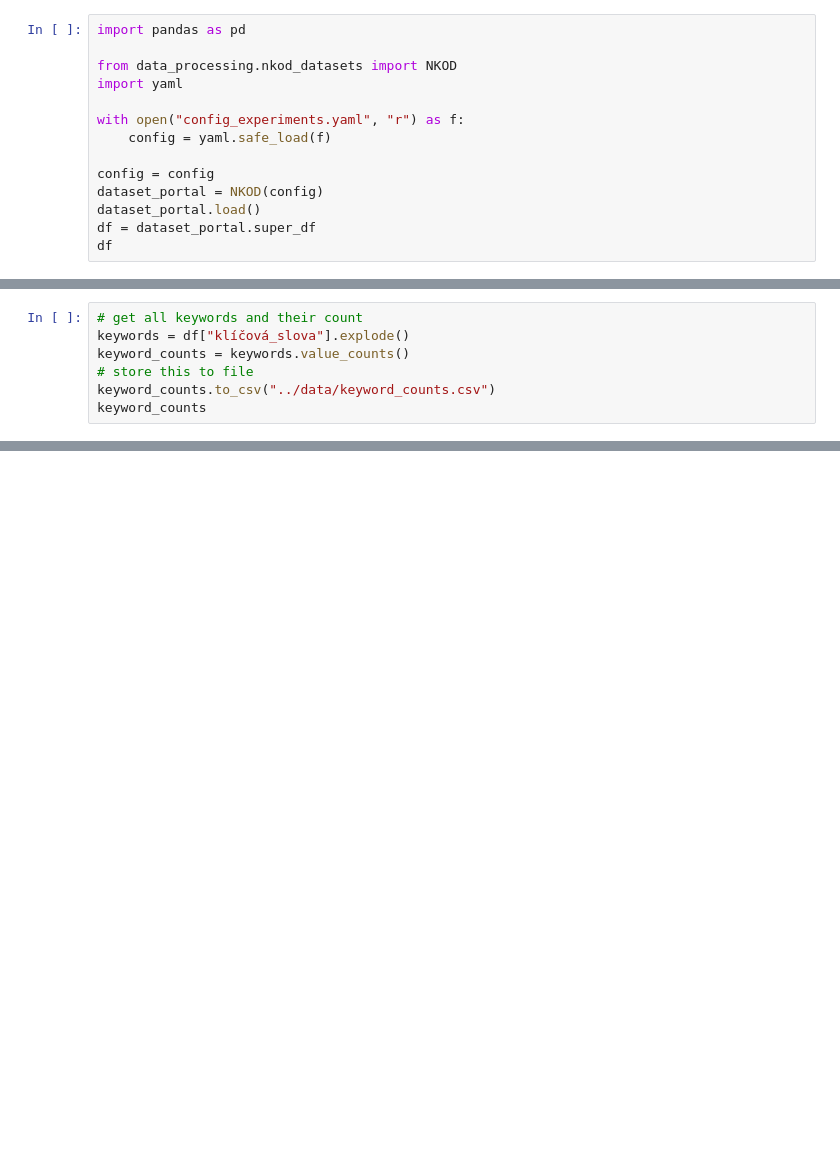
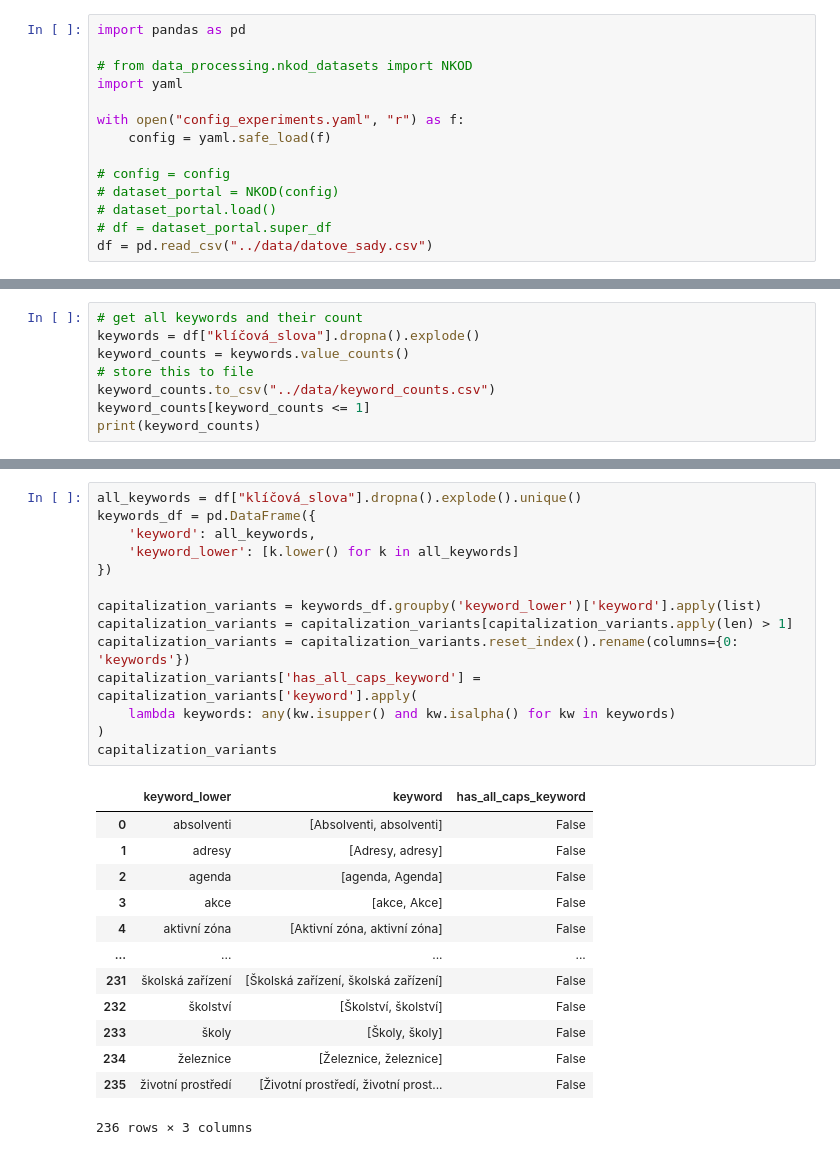
Before and after one commit to lucievomelova/EnhancedDatasetSearch, a Jupyter notebook: experiments/datove_sady.ipynb, the cells around one changed output, grey strips where cells are left out. Cells and saved outputs as stored; diff of their text form; blank space fills up the shorter version.

```diff
--- a/experiments/datove_sady.ipynb
+++ b/experiments/datove_sady.ipynb
@@ -1,14 +1,14 @@
 # %%
 import pandas as pd
 
-from data_processing.nkod_datasets import NKOD
+# from data_processing.nkod_datasets import NKOD
 import yaml
 
 with open("config_experiments.yaml", "r") as f:
     config = yaml.safe_load(f)
 
-config = config
-dataset_portal = NKOD(config)
-dataset_portal.load()
-df = dataset_portal.super_df
-df
+# config = config
+# dataset_portal = NKOD(config)
+# dataset_portal.load()
+# df = dataset_portal.super_df
+df = pd.read_csv("../data/datove_sady.csv")
@@ -57,9 +37,10 @@ array(['Vzdělávání, kultura a sport', 'Vláda a veřejný sektor',
 # %%
 # get all keywords and their count
-keywords = df["klíčová_slova"].explode()
+keywords = df["klíčová_slova"].dropna().explode()
 keyword_counts = keywords.value_counts()
 # store this to file
 keyword_counts.to_csv("../data/keyword_counts.csv")
-keyword_counts
+keyword_counts[keyword_counts <= 1]
+print(keyword_counts)
 # %% [output]
 klíčová_slova
@@ -77,0 +78,28 @@ Name: count, Length: 5068, dtype: int64
+# %%
+all_keywords = df["klíčová_slova"].dropna().explode().unique()
+keywords_df = pd.DataFrame({
+    'keyword': all_keywords,
+    'keyword_lower': [k.lower() for k in all_keywords]
+})
+
+capitalization_variants = keywords_df.groupby('keyword_lower')['keyword'].apply(list)
+capitalization_variants = capitalization_variants[capitalization_variants.apply(len) > 1]
+capitalization_variants = capitalization_variants.reset_index().rename(columns={0: 'keywords'})
+capitalization_variants['has_all_caps_keyword'] = capitalization_variants['keyword'].apply(
+    lambda keywords: any(kw.isupper() and kw.isalpha() for kw in keywords)
+)
+capitalization_variants
+# %% [output]
+|  | keyword_lower | keyword | has_all_caps_keyword |
+| 0 | absolventi | [Absolventi, absolventi] | False |
+| 1 | adresy | [Adresy, adresy] | False |
+| 2 | agenda | [agenda, Agenda] | False |
+| 3 | akce | [akce, Akce] | False |
+| 4 | aktivní zóna | [Aktivní zóna, aktivní zóna] | False |
+| ... | ... | ... | ... |
+| 231 | školská zařízení | [Školská zařízení, školská zařízení] | False |
+| 232 | školství | [Školství, školství] | False |
+| 233 | školy | [Školy, školy] | False |
+| 234 | železnice | [Železnice, železnice] | False |
+| 235 | životní prostředí | [Životní prostředí, životní prost... | False |
+236 rows × 3 columns
```
Also changed, not shown: parts of 7 cells of this notebook, 16 other files.
